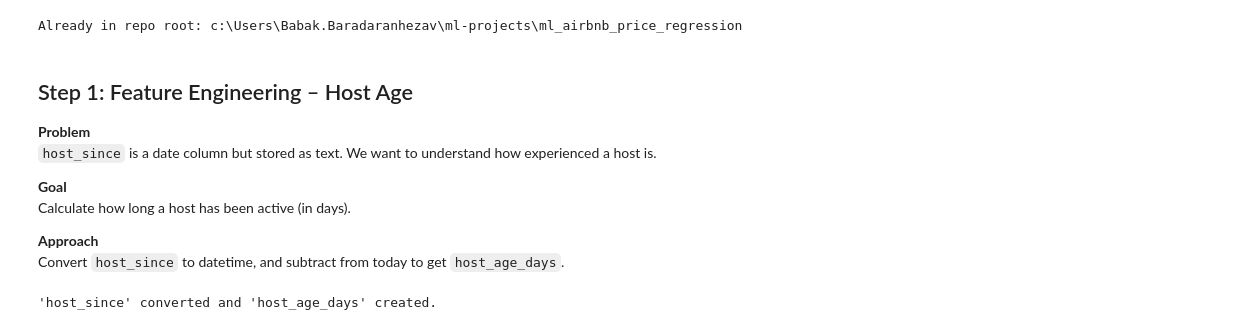
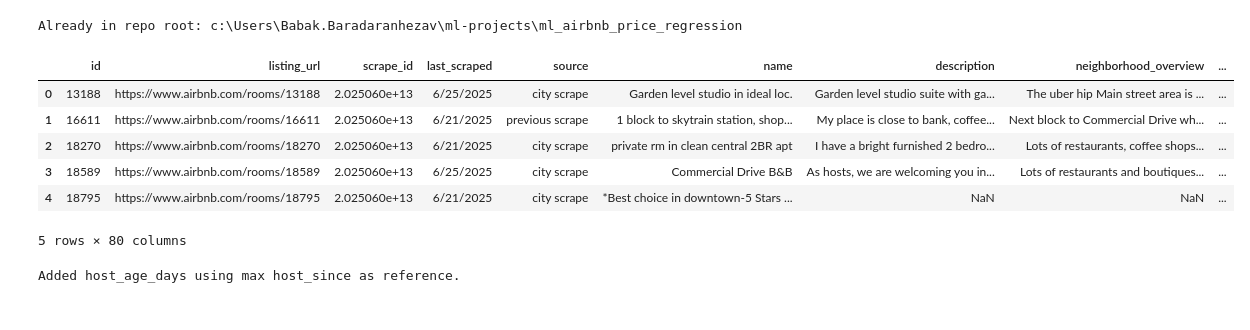
Before and after one commit to babakbaradaran/ml_airbnb_price_regression, a Jupyter notebook: notebooks/feature_engineering.ipynb, the cells around one changed output. Cells and saved outputs as stored; diff of their text form; code cells hidden in the pictures.

```diff
--- a/notebooks/feature_engineering.ipynb
+++ b/notebooks/feature_engineering.ipynb
@@ -34,11 +36,10 @@ df = pd.read_csv('data/processed/cleaned_listings.csv')  # Update this path as n
-# %% [markdown]
-## Step 1: Feature Engineering – Host Age
-
-**Problem**
-`host_since` is a date column but stored as text. We want to understand how experienced a host is.
-
-**Goal**
-Calculate how long a host has been active (in days).
-
-**Approach**
-Convert `host_since` to datetime, and subtract from today to get `host_age_days`.
+# %%
+df.head()
+# %% [output]
+|  | id | listing_url | scrape_id | last_scraped | source | name | description | neighborhood_overview | ... |
+| 0 | 13188 | https://www.airbnb.com/rooms/13188 | 2.025060e+13 | 6/25/2025 | city scrape | Garden level studio in ideal loc. | Garden level studio suite with ga... | The uber hip Main street area is ... | ... |
+| 1 | 16611 | https://www.airbnb.com/rooms/16611 | 2.025060e+13 | 6/21/2025 | previous scrape | 1 block to skytrain station, shop... | My place is close to bank, coffee... | Next block to Commercial Drive wh... | ... |
+| 2 | 18270 | https://www.airbnb.com/rooms/18270 | 2.025060e+13 | 6/21/2025 | city scrape | private rm in clean central 2BR apt | I have a bright furnished 2 bedro... | Lots of restaurants, coffee shops... | ... |
+| 3 | 18589 | https://www.airbnb.com/rooms/18589 | 2.025060e+13 | 6/25/2025 | city scrape | Commercial Drive B&B | As hosts, we are welcoming you in... | Lots of restaurants and boutiques... | ... |
+| 4 | 18795 | https://www.airbnb.com/rooms/18795 | 2.025060e+13 | 6/21/2025 | city scrape | *Best choice in downtown-5 Stars ... | NaN | NaN | ... |
+5 rows × 80 columns
@@ -45,10 +71,11 @@ Convert `host_since` to datetime, and subtract from today to get `host_age_days`
 # %%
-# Convert host_since to datetime
+# Convert host_since to datetime with fixed reference
 if 'host_since' in df.columns:
     df['host_since'] = pd.to_datetime(df['host_since'], errors='coerce')
-    df['host_age_days'] = (pd.to_datetime('today') - df['host_since']).dt.days
-    print("'host_since' converted and 'host_age_days' created.")
+    max_host_since = df['host_since'].max()
+    df['host_age_days'] = (max_host_since - df['host_since']).dt.days.fillna(0)
+    print("Added host_age_days using max host_since as reference.")
 else:
     print("'host_since' not found in dataset.")
 # %% [output]
-'host_since' converted and 'host_age_days' created.
+Added host_age_days using max host_since as reference.
```
Also changed, not shown: parts of 23 cells of this notebook, 22 other files.
